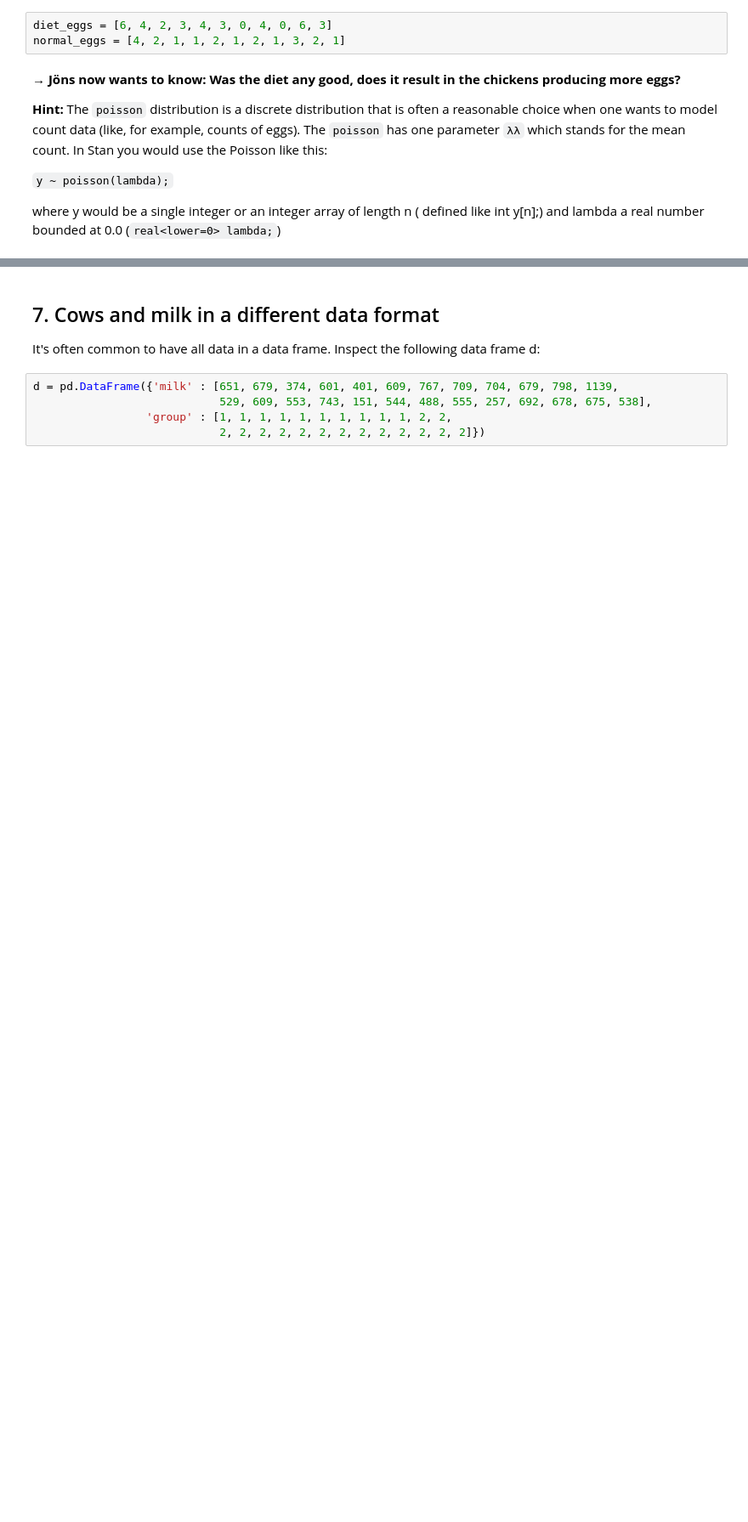
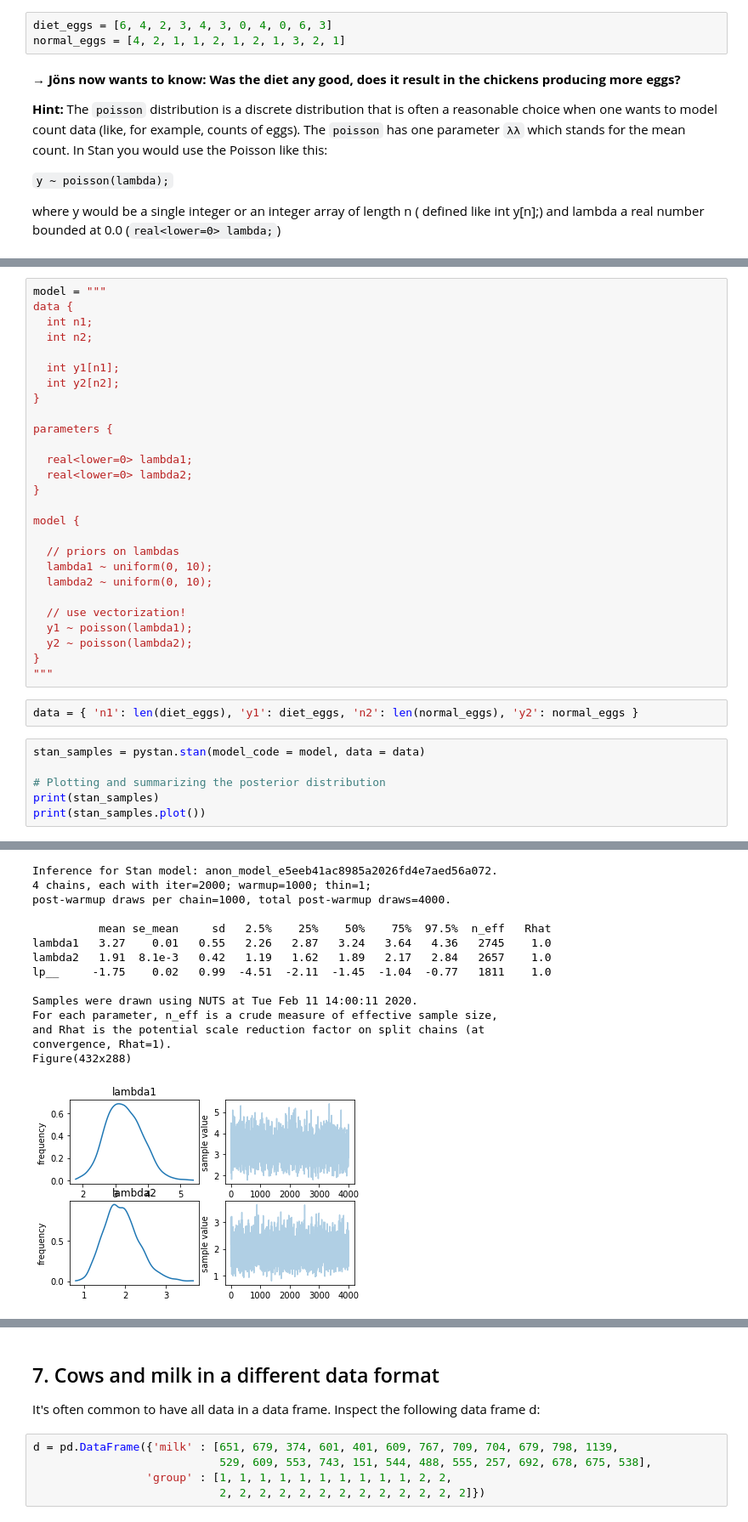
Before and after one commit to francescolosterzo/bayesianprobabilitiesworkshop, a Jupyter notebook: Exercise 3.ipynb, the cells around one changed output, grey strips where cells are left out. Shown at 85% size. Drawn from its saved outputs; the diff is of its cells as text; blank space fills up the shorter version.

```diff
--- a/Exercise 3.ipynb
+++ b/Exercise 3.ipynb
@@ -469,0 +486,36 @@ where y would be a single integer or an integer array of length n ( defined like
+# %%
+model = """
+data {
+  int n1;
+  int n2;
+
+  int y1[n1];
+  int y2[n2];
+}
+
+parameters {
+
+  real<lower=0> lambda1;
+  real<lower=0> lambda2;
+}
+
+model {
+
+  // priors on lambdas
+  lambda1 ~ uniform(0, 10);
+  lambda2 ~ uniform(0, 10);
+
+  // use vectorization!
+  y1 ~ poisson(lambda1);
+  y2 ~ poisson(lambda2);
+}
+"""
+# %%
+data = { 'n1': len(diet_eggs), 'y1': diet_eggs, 'n2': len(normal_eggs), 'y2': normal_eggs }
+# %%
+stan_samples = pystan.stan(model_code = model, data = data)
+
+# Plotting and summarizing the posterior distribution
+print(stan_samples)
+print(stan_samples.plot())
+# %% [output]
@@ -469,0 +524,15 @@ where y would be a single integer or an integer array of length n ( defined like
+Inference for Stan model: anon_model_e5eeb41ac8985a2026fd4e7aed56a072.
+4 chains, each with iter=2000; warmup=1000; thin=1;
+post-warmup draws per chain=1000, total post-warmup draws=4000.
+
+          mean se_mean     sd   2.5%    25%    50%    75%  97.5%  n_eff   Rhat
+lambda1   3.27    0.01   0.55   2.26   2.87   3.24   3.64   4.36   2745    1.0
+lambda2   1.91  8.1e-3   0.42   1.19   1.62   1.89   2.17   2.84   2657    1.0
+lp__     -1.75    0.02   0.99  -4.51  -2.11  -1.45  -1.04  -0.77   1811    1.0
+
+Samples were drawn using NUTS at Tue Feb 11 14:00:11 2020.
+For each parameter, n_eff is a crude measure of effective sample size,
+and Rhat is the potential scale reduction factor on split chains (at
+convergence, Rhat=1).
+Figure(432x288)
+[figure, added]
```
Also changed, not shown: parts of 64 cells of this notebook.
